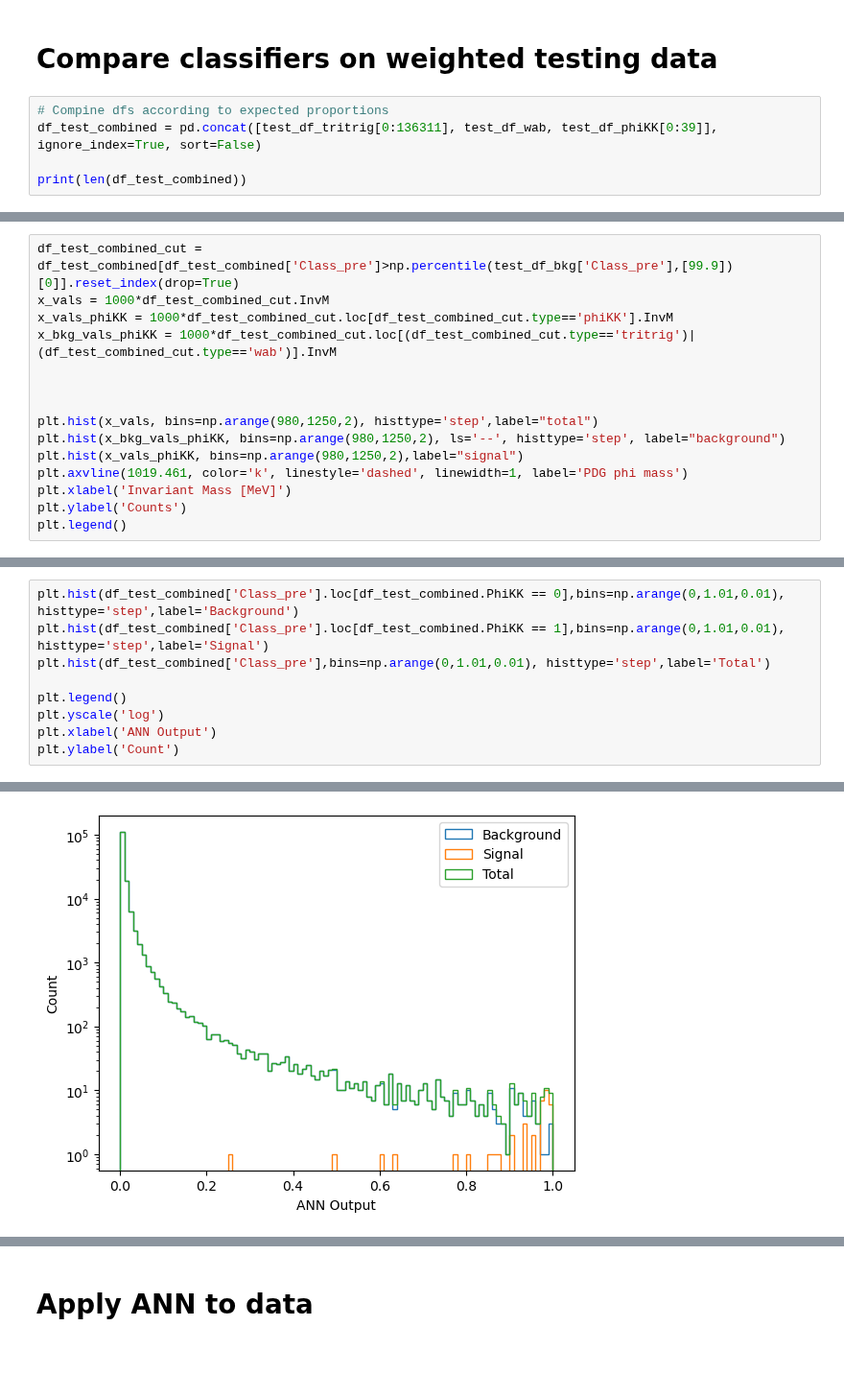
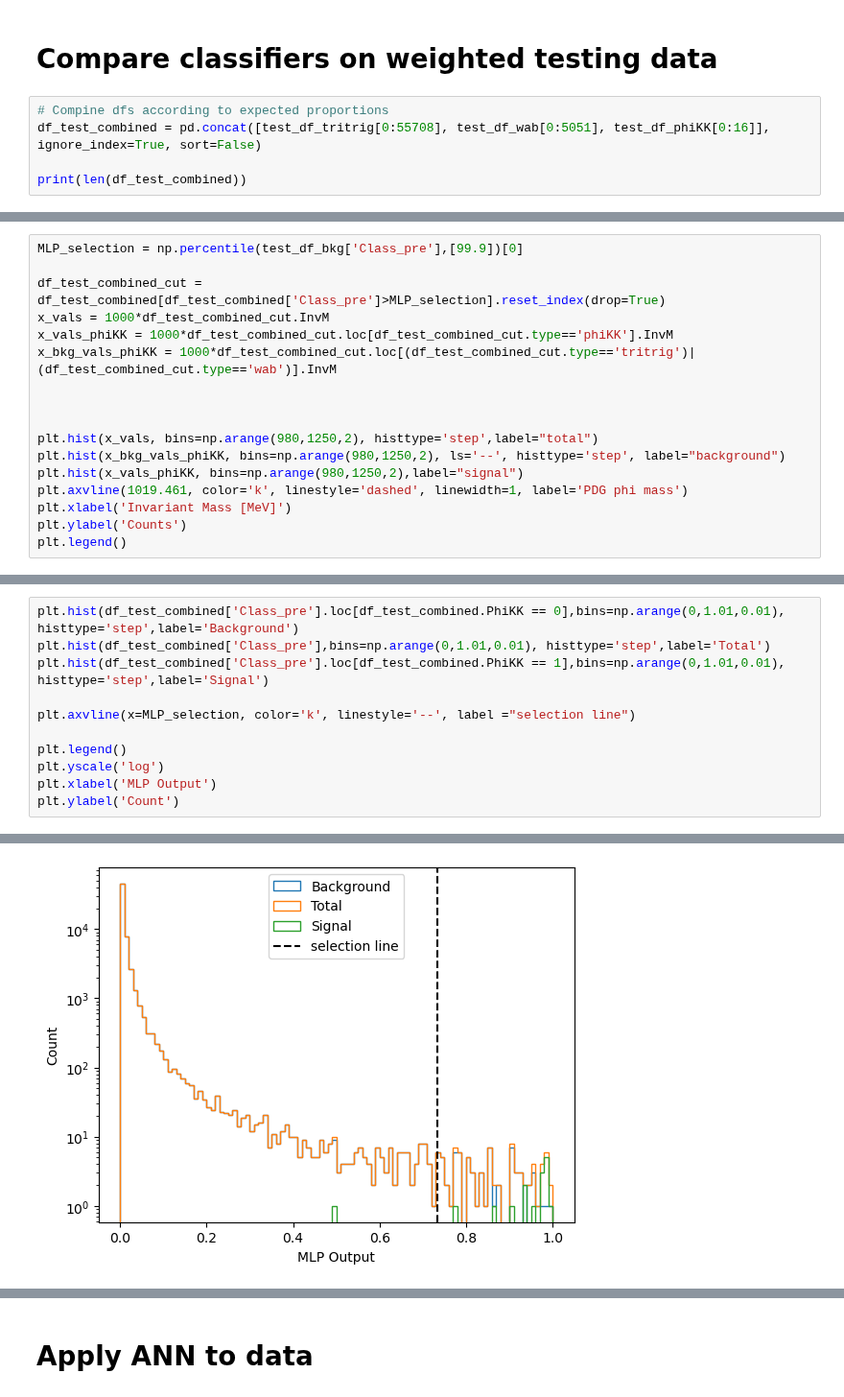
Before and after one commit to mghrear/pivoting-ANN, a Jupyter notebook: compare_models_sideband_b.ipynb, the cells around one changed output, grey strips where cells are left out. Shown at 96% size. Cells and saved outputs as stored; diff of their text form; blank space fills up the shorter version.

```diff
--- a/compare_models_sideband_b.ipynb
+++ b/compare_models_sideband_b.ipynb
@@ -181,7 +183,7 @@ plt.legend()
 # Compare classifiers on weighted testing data
 # %%
 # Compine dfs according to expected proportions
-df_test_combined = pd.concat([test_df_tritrig[0:136311], test_df_wab, test_df_phiKK[0:39]], ignore_index=True, sort=False)
+df_test_combined = pd.concat([test_df_tritrig[0:55708], test_df_wab[0:5051], test_df_phiKK[0:16]], ignore_index=True, sort=False)
 
 print(len(df_test_combined))
 # %% [output]
@@ -232,5 +237,7 @@ Text(0, 0.5, 'Count')
 # %%
-df_test_combined_cut = df_test_combined[df_test_combined['Class_pre']>np.percentile(test_df_bkg['Class_pre'],[99.9])[0]].reset_index(drop=True)
+MLP_selection = np.percentile(test_df_bkg['Class_pre'],[99.9])[0]
+
+df_test_combined_cut = df_test_combined[df_test_combined['Class_pre']>MLP_selection].reset_index(drop=True)
 x_vals = 1000*df_test_combined_cut.InvM
 x_vals_phiKK = 1000*df_test_combined_cut.loc[df_test_combined_cut.type=='phiKK'].InvM
 x_bkg_vals_phiKK = 1000*df_test_combined_cut.loc[(df_test_combined_cut.type=='tritrig')|(df_test_combined_cut.type=='wab')].InvM
@@ -250,13 +257,15 @@ plt.legend()
 # %%
 plt.hist(df_test_combined['Class_pre'].loc[df_test_combined.PhiKK == 0],bins=np.arange(0,1.01,0.01), histtype='step',label='Background')
+plt.hist(df_test_combined['Class_pre'],bins=np.arange(0,1.01,0.01), histtype='step',label='Total')
 plt.hist(df_test_combined['Class_pre'].loc[df_test_combined.PhiKK == 1],bins=np.arange(0,1.01,0.01), histtype='step',label='Signal')
-plt.hist(df_test_combined['Class_pre'],bins=np.arange(0,1.01,0.01), histtype='step',label='Total')
+
+plt.axvline(x=MLP_selection, color='k', linestyle='--', label ="selection line")
 
 plt.legend()
 plt.yscale('log')
-plt.xlabel('ANN Output')
+plt.xlabel('MLP Output')
 plt.ylabel('Count')
 # %% [output]
 Text(0, 0.5, 'Count')
-[figure, old version]
+[figure, new version]
 # %%
```
Also changed, not shown: parts of 18 cells of this notebook, 5 other files.
